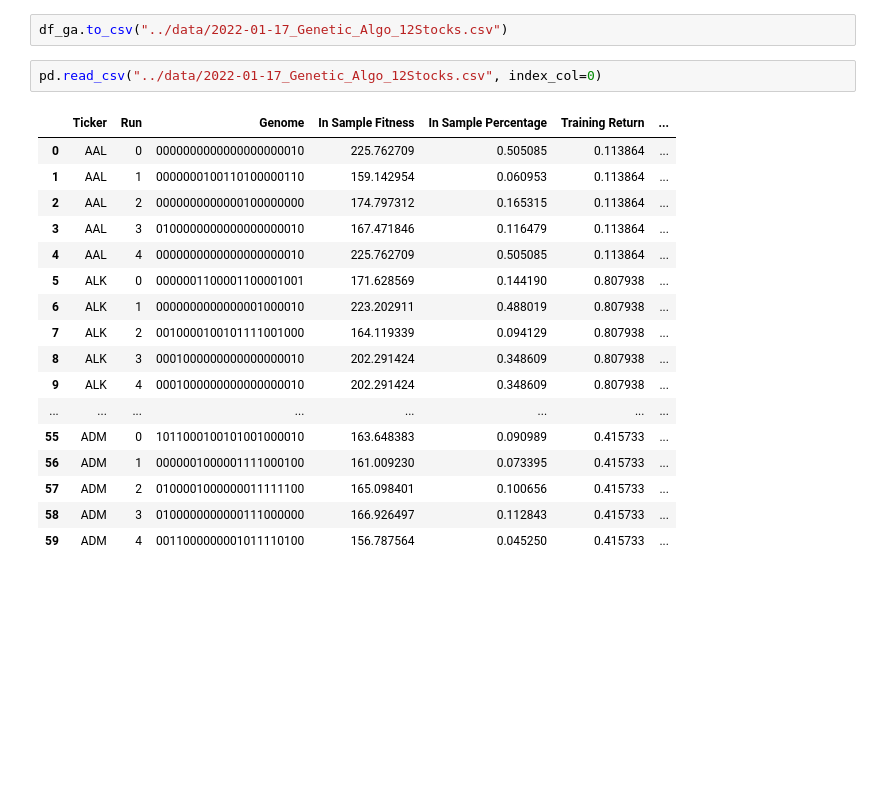
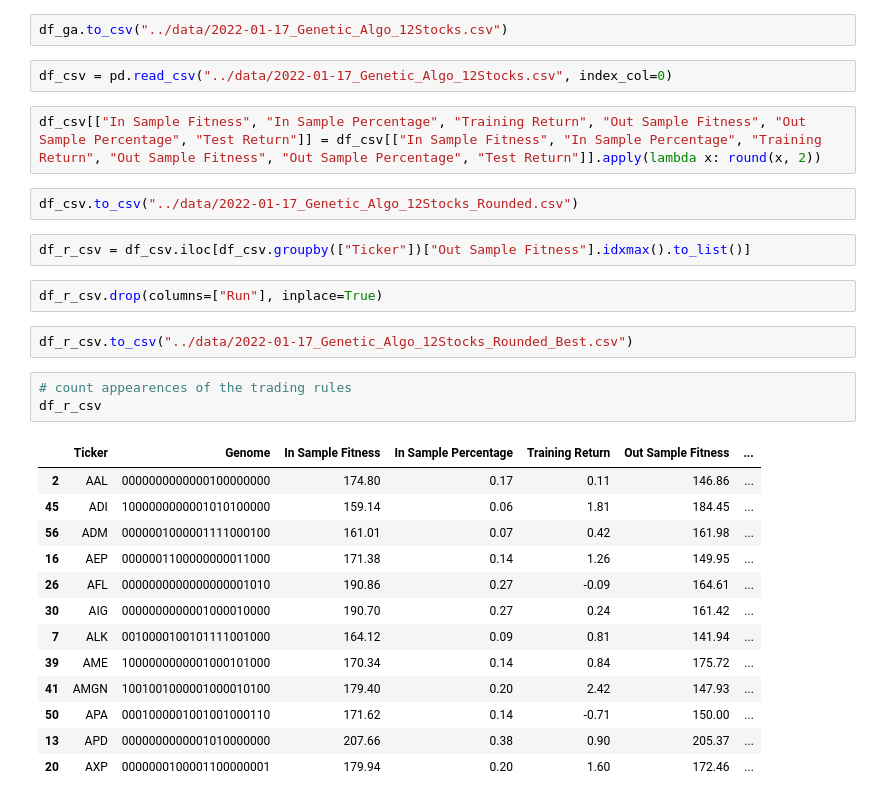
Before and after one commit to SWeisshaar/asim, a Jupyter notebook: notebooks/GeneticAlgo.ipynb, the cells around one changed output. Saved outputs shown, nothing was run; the diff lists cells and outputs as text; blank space fills up the shorter version.

Commit message:
Process result data

```diff
--- a/notebooks/GeneticAlgo.ipynb
+++ b/notebooks/GeneticAlgo.ipynb
@@ -145,22 +145,31 @@ encoding
 # %%
 df_ga.to_csv("../data/2022-01-17_Genetic_Algo_12Stocks.csv")
 # %%
-pd.read_csv("../data/2022-01-17_Genetic_Algo_12Stocks.csv", index_col=0)
+df_csv = pd.read_csv("../data/2022-01-17_Genetic_Algo_12Stocks.csv", index_col=0)
-# %% [output]
-|  | Ticker | Run | Genome | In Sample Fitness | In Sample Percentage | Training Return | ... |
-| 0 | AAL | 0 | 0000000000000000000010 | 225.762709 | 0.505085 | 0.113864 | ... |
-| 1 | AAL | 1 | 0000000100110100000110 | 159.142954 | 0.060953 | 0.113864 | ... |
-| 2 | AAL | 2 | 0000000000000100000000 | 174.797312 | 0.165315 | 0.113864 | ... |
-| 3 | AAL | 3 | 0100000000000000000010 | 167.471846 | 0.116479 | 0.113864 | ... |
-| 4 | AAL | 4 | 0000000000000000000010 | 225.762709 | 0.505085 | 0.113864 | ... |
-| 5 | ALK | 0 | 0000001100001100001001 | 171.628569 | 0.144190 | 0.807938 | ... |
-| 6 | ALK | 1 | 0000000000000001000010 | 223.202911 | 0.488019 | 0.807938 | ... |
-| 7 | ALK | 2 | 0010000100101111001000 | 164.119339 | 0.094129 | 0.807938 | ... |
-| 8 | ALK | 3 | 0001000000000000000010 | 202.291424 | 0.348609 | 0.807938 | ... |
-| 9 | ALK | 4 | 0001000000000000000010 | 202.291424 | 0.348609 | 0.807938 | ... |
-| ... | ... | ... | ... | ... | ... | ... | ... |
-| 55 | ADM | 0 | 1011000100101001000010 | 163.648383 | 0.090989 | 0.415733 | ... |
-| 56 | ADM | 1 | 0000001000001111000100 | 161.009230 | 0.073395 | 0.415733 | ... |
-| 57 | ADM | 2 | 0100001000000011111100 | 165.098401 | 0.100656 | 0.415733 | ... |
-| 58 | ADM | 3 | 0100000000000111000000 | 166.926497 | 0.112843 | 0.415733 | ... |
-| 59 | ADM | 4 | 0011000000001011110100 | 156.787564 | 0.045250 | 0.415733 | ... |
+# %%
+df_csv[["In Sample Fitness", "In Sample Percentage", "Training Return", "Out Sample Fitness", "Out Sample Percentage", "Test Return"]] = df_csv[["In Sample Fitness", "In Sample Percentage", "Training Return", "Out Sample Fitness", "Out Sample Percentage", "Test Return"]].apply(lambda x: round(x, 2))
+# %%
+df_csv.to_csv("../data/2022-01-17_Genetic_Algo_12Stocks_Rounded.csv")
+# %%
+df_r_csv = df_csv.iloc[df_csv.groupby(["Ticker"])["Out Sample Fitness"].idxmax().to_list()]
+# %%
+df_r_csv.drop(columns=["Run"], inplace=True)
+# %%
+df_r_csv.to_csv("../data/2022-01-17_Genetic_Algo_12Stocks_Rounded_Best.csv")
+# %%
+# count appearences of the trading rules
+df_r_csv
+# %% [output]
+|  | Ticker | Genome | In Sample Fitness | In Sample Percentage | Training Return | Out Sample Fitness | ... |
+| 2 | AAL | 0000000000000100000000 | 174.80 | 0.17 | 0.11 | 146.86 | ... |
+| 45 | ADI | 1000000000001010100000 | 159.14 | 0.06 | 1.81 | 184.45 | ... |
+| 56 | ADM | 0000001000001111000100 | 161.01 | 0.07 | 0.42 | 161.98 | ... |
+| 16 | AEP | 0000001100000000011000 | 171.38 | 0.14 | 1.26 | 149.95 | ... |
+| 26 | AFL | 0000000000000000001010 | 190.86 | 0.27 | -0.09 | 164.61 | ... |
+| 30 | AIG | 0000000000001000010000 | 190.70 | 0.27 | 0.24 | 161.42 | ... |
+| 7 | ALK | 0010000100101111001000 | 164.12 | 0.09 | 0.81 | 141.94 | ... |
+| 39 | AME | 1000000000001000101000 | 170.34 | 0.14 | 0.84 | 175.72 | ... |
+| 41 | AMGN | 1001001000001000010100 | 179.40 | 0.20 | 2.42 | 147.93 | ... |
+| 50 | APA | 0001000001001001000110 | 171.62 | 0.14 | -0.71 | 150.00 | ... |
+| 13 | APD | 0000000000001010000000 | 207.66 | 0.38 | 0.90 | 205.37 | ... |
+| 20 | AXP | 0000000100001100000001 | 179.94 | 0.20 | 1.60 | 172.46 | ... |
```
Also changed, not shown: parts of 4 cells of this notebook, 2 other files.
